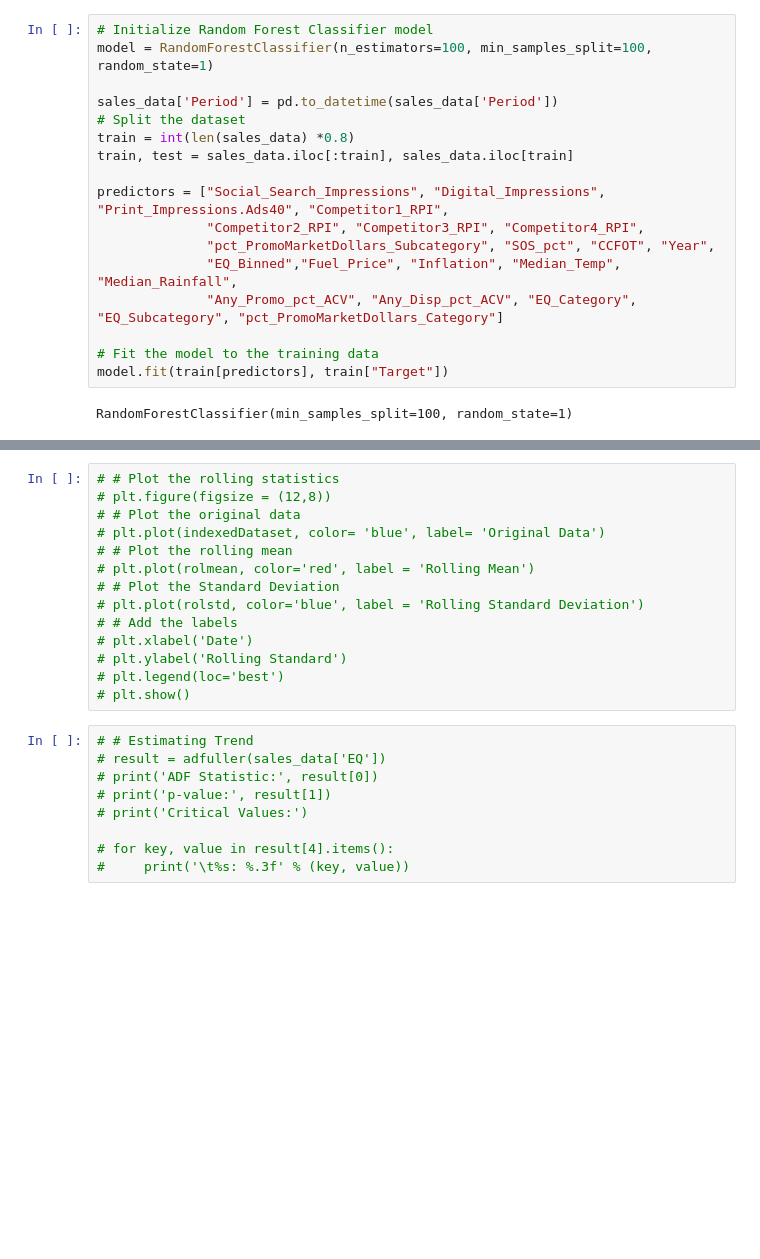
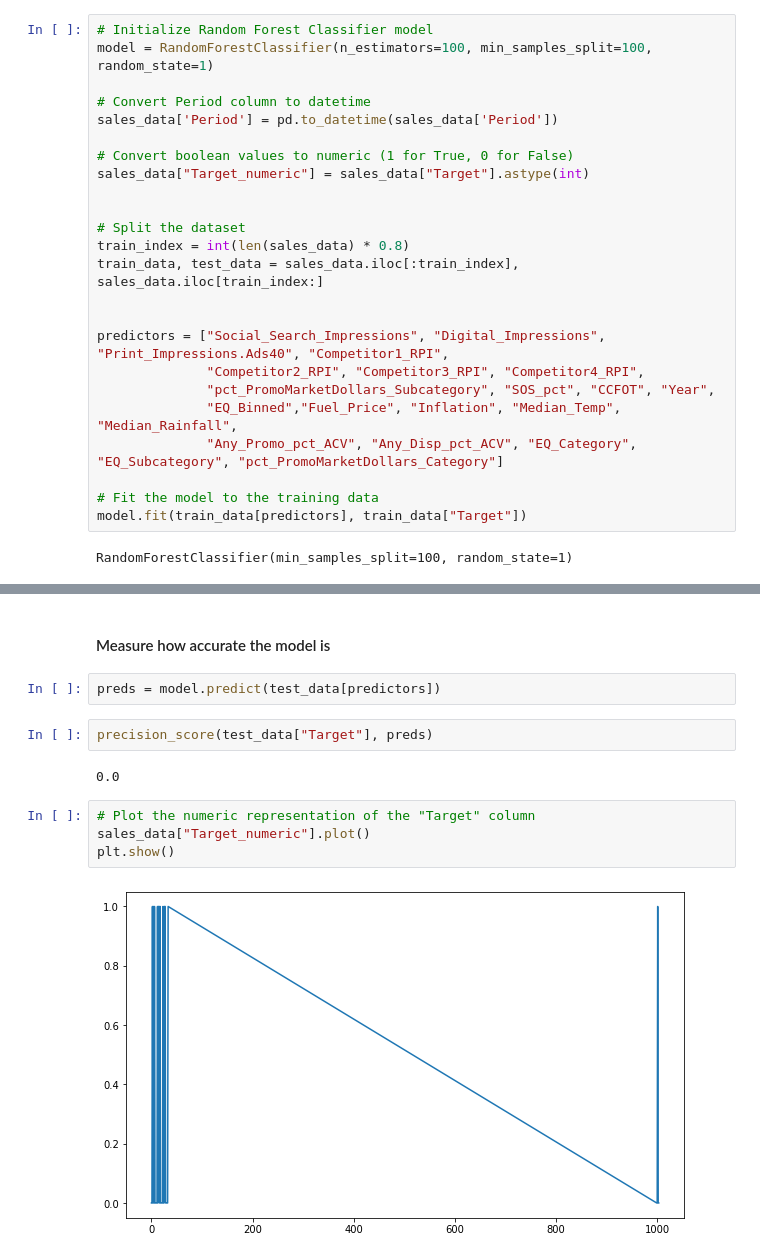
Before and after one commit to Edna722/Atote-Sales-Parctice-Tool-Analysis2, a Jupyter notebook: Sales Notebook.ipynb, the cells around one changed output, grey strips where cells are left out. Drawn from its saved outputs; the diff is of its cells as text; blank space fills up the shorter version.

Commit message:
Baseline Model using Random Forest Classifier

```diff
--- a/Sales Notebook.ipynb
+++ b/Sales Notebook.ipynb
@@ -416,10 +409,17 @@ Index(['Period', 'EQ', 'Social_Search_Impressions',
 # Initialize Random Forest Classifier model
 model = RandomForestClassifier(n_estimators=100, min_samples_split=100, random_state=1)
 
+# Convert Period column to datetime
 sales_data['Period'] = pd.to_datetime(sales_data['Period'])
+
+# Convert boolean values to numeric (1 for True, 0 for False)
+sales_data["Target_numeric"] = sales_data["Target"].astype(int)
+
+
 # Split the dataset
-train = int(len(sales_data) *0.8)
-train, test = sales_data.iloc[:train], sales_data.iloc[train]
+train_index = int(len(sales_data) * 0.8)
+train_data, test_data = sales_data.iloc[:train_index], sales_data.iloc[train_index:]
+
 
 predictors = ["Social_Search_Impressions", "Digital_Impressions", "Print_Impressions.Ads40", "Competitor1_RPI",
               "Competitor2_RPI", "Competitor3_RPI", "Competitor4_RPI",
@@ -428,6 +428,6 @@ predictors = ["Social_Search_Impressions", "Digital_Impressions", "Print_Impress
               "Any_Promo_pct_ACV", "Any_Disp_pct_ACV", "EQ_Category", "EQ_Subcategory", "pct_PromoMarketDollars_Category"]
 
 # Fit the model to the training data
-model.fit(train[predictors], train["Target"])
+model.fit(train_data[predictors], train_data["Target"])
 # %% [output]
 RandomForestClassifier(min_samples_split=100, random_state=1)
@@ -446,23 +434,14 @@ from sklearn.metrics import precision_score
-# %%
-# # Plot the rolling statistics
-# plt.figure(figsize = (12,8))
-# # Plot the original data
-# plt.plot(indexedDataset, color= 'blue', label= 'Original Data')
-# # Plot the rolling mean
-# plt.plot(rolmean, color='red', label = 'Rolling Mean')
-# # Plot the Standard Deviation
-# plt.plot(rolstd, color='blue', label = 'Rolling Standard Deviation')
-# # Add the labels
-# plt.xlabel('Date')
-# plt.ylabel('Rolling Standard')
-# plt.legend(loc='best')
-# plt.show()
-# %%
-# # Estimating Trend
-# result = adfuller(sales_data['EQ'])
-# print('ADF Statistic:', result[0])
-# print('p-value:', result[1])
-# print('Critical Values:')
-
-# for key, value in result[4].items():
-#     print('\t%s: %.3f' % (key, value))
+# %% [markdown]
+#### Measure how accurate the model is
+# %%
+preds = model.predict(test_data[predictors])
+# %%
+precision_score(test_data["Target"], preds)
+# %% [output]
+0.0
+# %%
+# Plot the numeric representation of the "Target" column
+sales_data["Target_numeric"].plot()
+plt.show()
+# %% [output]
+[figure, added]
```
Also changed, not shown: parts of 19 cells of this notebook, 1 other file.
